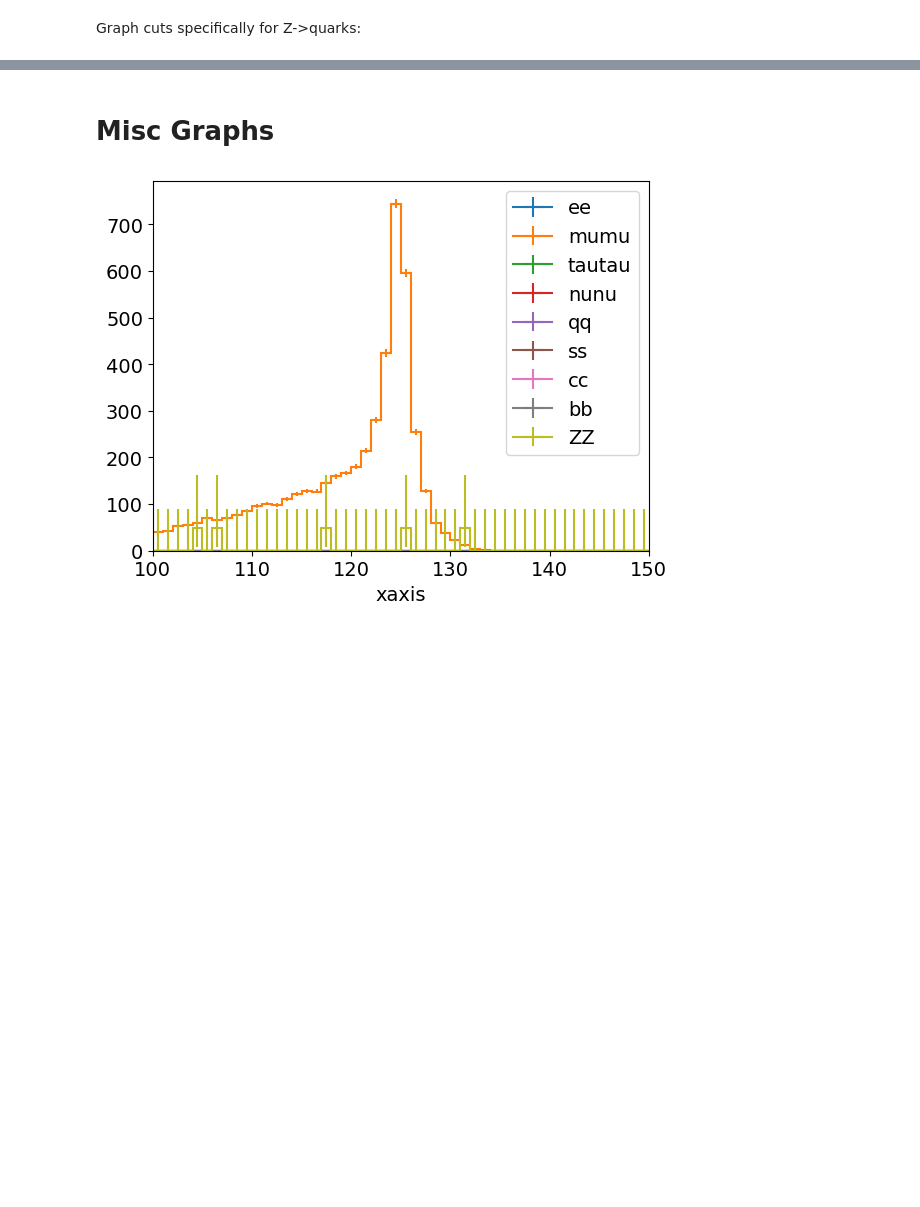
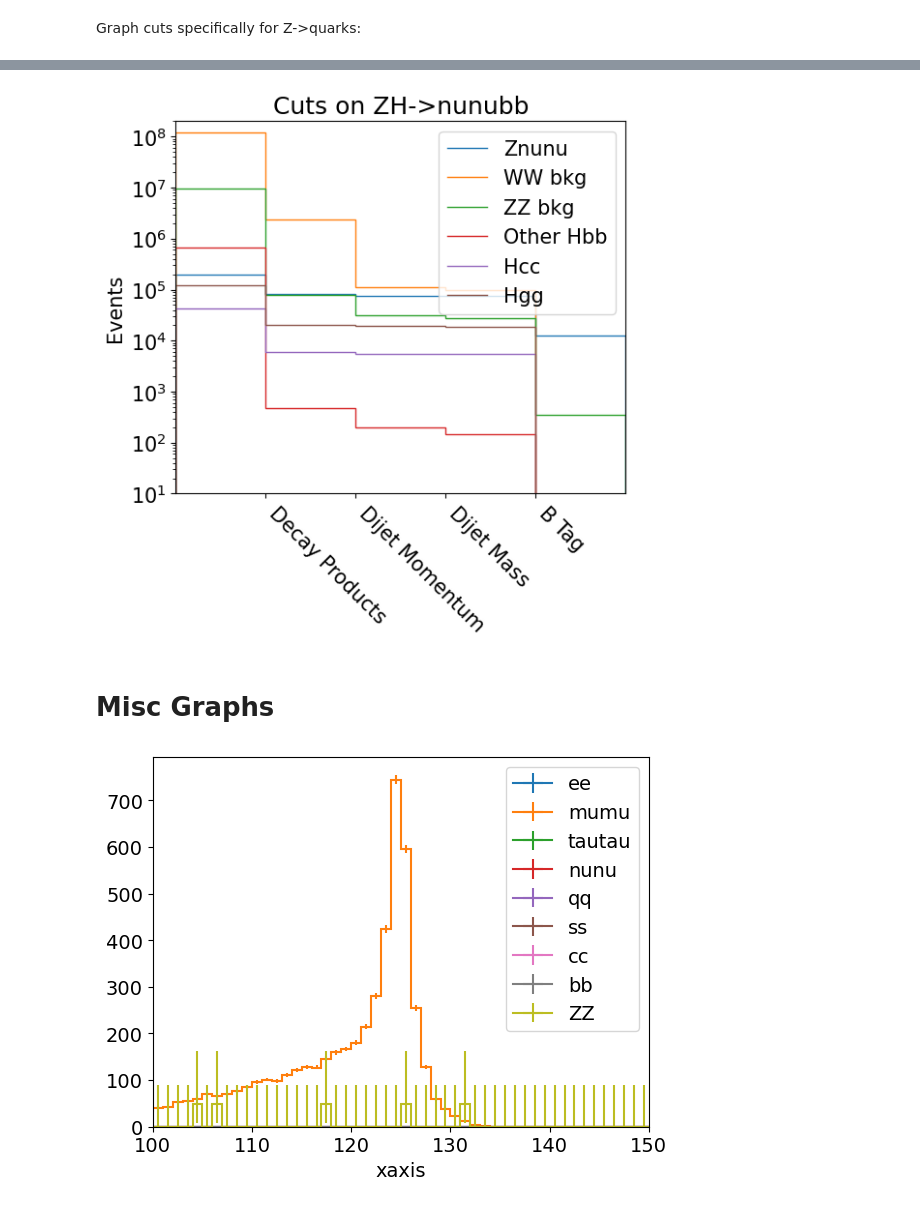
Before and after one commit to ilsanford/FCCAnalyzer, a Jupyter notebook: analyses/h_bb/h_bb.ipynb, the cells around one changed output, grey strips where cells are left out. Drawn from its saved outputs; the diff is of its cells as text; code cells hidden in the pictures; blank space fills up the shorter version.

```diff
--- a/analyses/h_bb/h_bb.ipynb
+++ b/analyses/h_bb/h_bb.ipynb
@@ -166,36 +166,38 @@ plt.show()
 p = 'nunu'
 
 plt.rcParams.update({'font.size': 15})
-plt.figure(figsize=(6, 6))
+plt.figure(figsize=(6, 5))
 plt.tight_layout()
 
 part = f_mumu[f'wzp6_ee_{p}H_Hbb_ecm240/cutFlow_{p}'].to_hist()
 maxi = np.nonzero(part.values())[0][-1]
 WW   = f_mumu[f'p8_ee_WW_ecm240/cutFlow_{p}'].to_hist()
 ZZ   = f_mumu[f'p8_ee_ZZ_ecm240/cutFlow_{p}'].to_hist()
 Hbb = reduce(lambda a, b : a + b, [f_mumu[x + f'/cutFlow_{p}'].to_hist() for x in filter(lambda x : x != f'wzp6_ee_{p}H_Hbb_ecm240', bb_sig)])
 Hcc = reduce(lambda a, b : a + b, [f_mumu[x + f'/cutFlow_{p}'].to_hist() for x in cc_sig])
 Hgg = reduce(lambda a, b : a + b, [f_mumu[x + f'/cutFlow_{p}'].to_hist() for x in gg_sig])
 
 plt.stairs(part.values(), label=f'Z{p}')
 plt.stairs(WW.values(), label='WW bkg')
 plt.stairs(ZZ.values(), label='ZZ bkg')
 plt.stairs(Hbb.values(), label='Other Hbb')
 plt.stairs(Hcc.values(), label='Hcc')
 plt.stairs(Hgg.values(), label='Hgg')
 
 plt.legend(loc='upper right')
 plt.yscale('log')
 plt.ylim(10, 2e8)
 plt.title(f'Cuts on ZH->{p}bb')
 plt.ylabel('Events')
 plt.xlabel('')
 plt.xticks(ticks=list(range(1, len(cuts[p]) + 1)),
            labels=cuts[p],
            rotation=-45, ha='left')
 plt.xlim(0, maxi + 1)
 
 plt.show()
+# %% [output]
+[figure, added]
 # %% [markdown]
 <h1>Misc Graphs</h1>
 # %%
```
Also changed, not shown: parts of 12 cells of this notebook, 2 other files.
